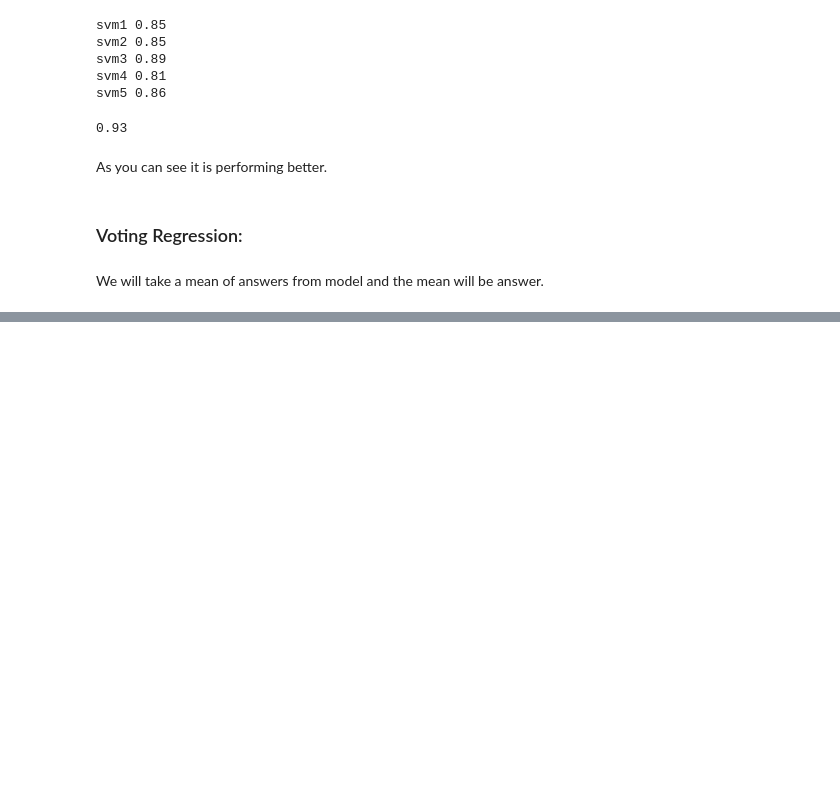
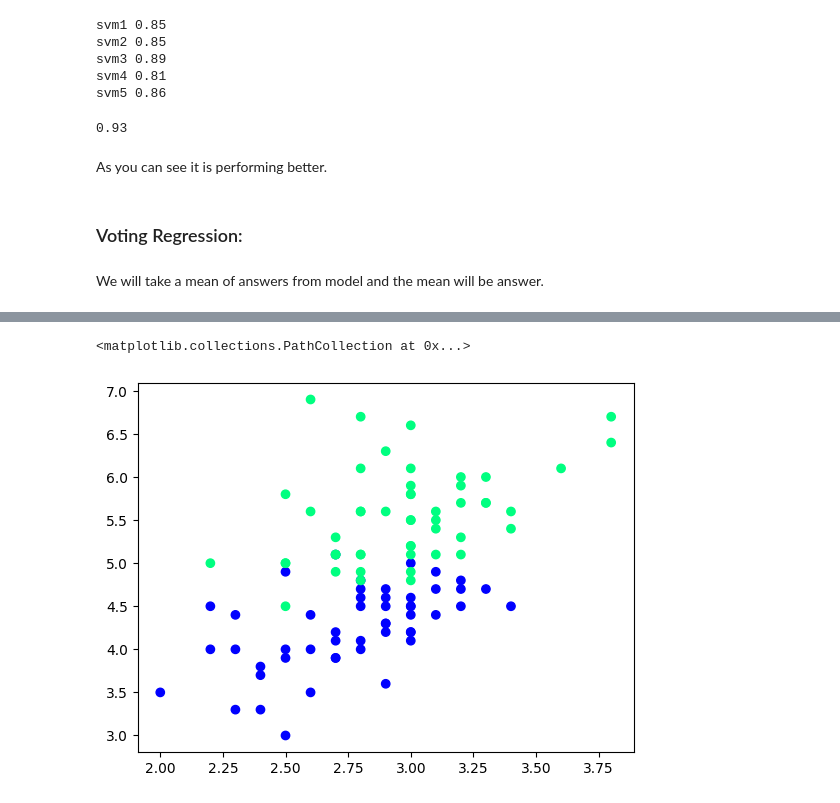
Before and after one commit to Avit-hodibu/Ensemble_learning, a Jupyter notebook: Ensemble_learning.ipynb, the cells around one changed output, grey strips where cells are left out. Drawn from its saved outputs; the diff is of its cells as text; code cells hidden in the pictures; blank space fills up the shorter version.

```diff
--- a/Ensemble_learning.ipynb
+++ b/Ensemble_learning.ipynb
@@ -147,0 +167,9 @@ print("Voting Regressor",np.round(np.mean(scores),2))
+# %%
+import pandas as pd
+import numpy as np
+from sklearn import datasets
+
+iris = datasets.load_iris()
+df = pd.DataFrame(iris.data, columns=iris.feature_names)
+df['target'] = iris.target
+df.head()
@@ -147,0 +183,5 @@ print("Voting Regressor",np.round(np.mean(scores),2))
+# %%
+# removing some col
+# making binary so remove data of target 0
+df = df[df['target'] != 0][['sepal width (cm)','petal length (cm)','target']]
+df.head()
@@ -147,0 +195,7 @@ print("Voting Regressor",np.round(np.mean(scores),2))
+# %%
+import seaborn as sns
+import matplotlib.pyplot as plt
+plt.scatter(df['sepal width (cm)'],df['petal length (cm)'],c=df['target'],cmap='winter')
+# %% [output]
+<matplotlib.collections.PathCollection at 0x...>
+[figure, added]
```
Also changed, not shown: parts of 19 cells of this notebook.
